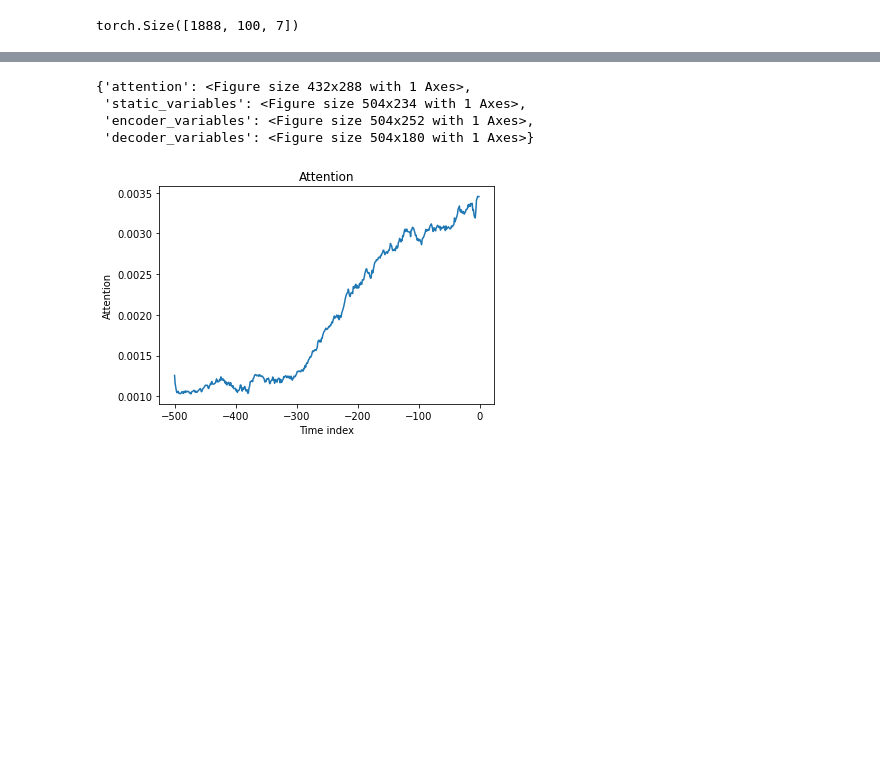
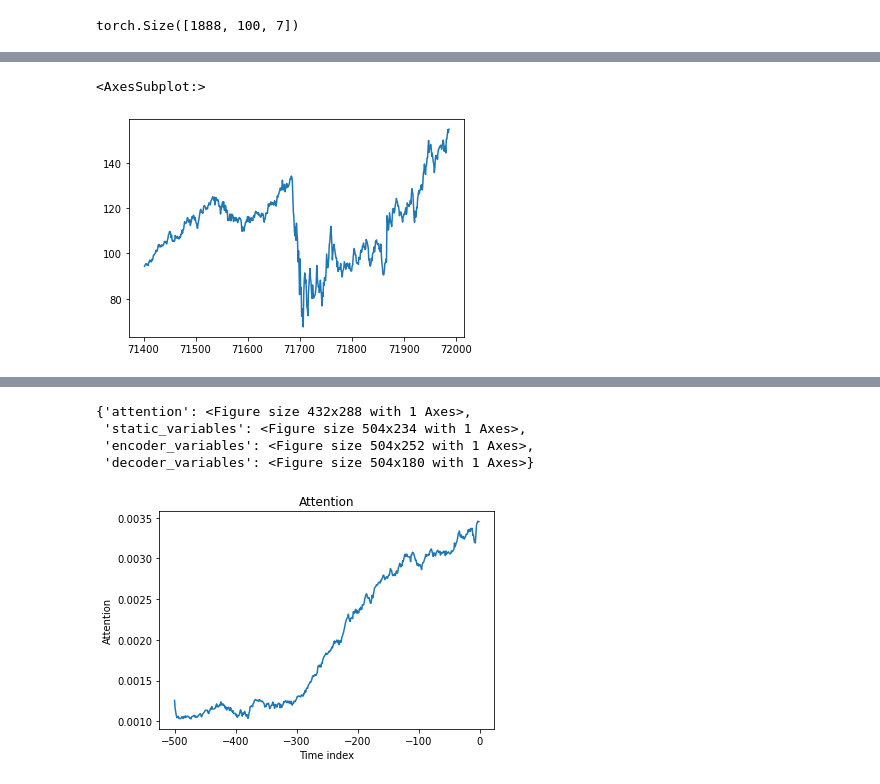
Before and after one commit to dukesky/StockRistAnalysis, a Jupyter notebook: StockDataExplore.ipynb, the cells around one changed output, grey strips where cells are left out. Drawn from its saved outputs; the diff is of its cells as text; code cells hidden in the pictures; blank space fills up the shorter version.

```diff
--- a/StockDataExplore.ipynb
+++ b/StockDataExplore.ipynb
@@ -424,0 +725,9 @@ for idx in range(200,210):
+# %%
+## 600 days is 120 week is 2 years and 4 month
+TICKER= 'AXP'
+START = '2019-01-04'
+END = '2021-05-04'
+stocks_data.loc[(stocks_data.ticker==TICKER)&(stocks_data.Date>=START)&(stocks_data.Date <END) ].Close.plot()
+# %% [output]
+<AxesSubplot:>
+[figure, added]
```
Also changed, not shown: parts of 58 cells of this notebook.
